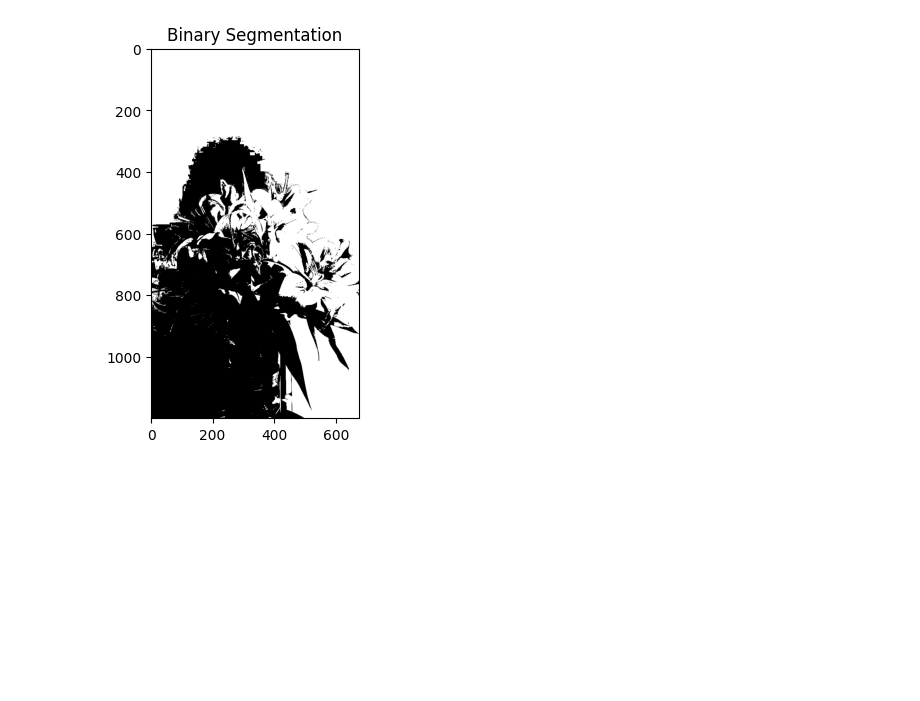
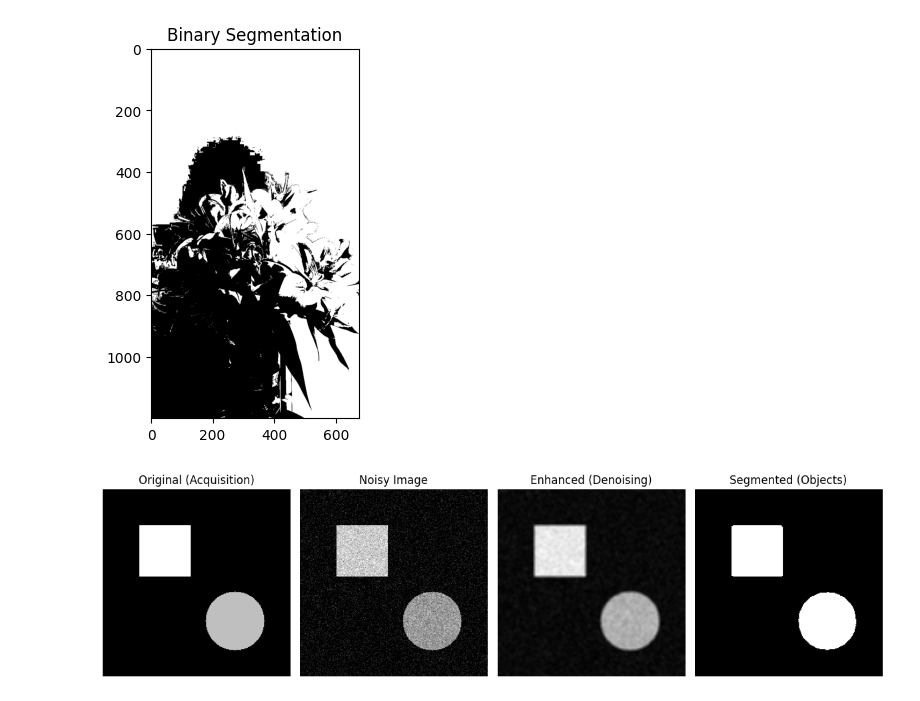
Before and after one commit to Suad-kt24/Softwarelap, a Jupyter notebook: IPLAP1.ipynb, the cells around one changed output. Saved outputs shown, nothing was run; the diff lists cells and outputs as text; code cells hidden in the pictures; blank space fills up the shorter version.

```diff
--- a/IPLAP1.ipynb
+++ b/IPLAP1.ipynb
@@ -125,3 +140,40 @@ plt.title("Binary Segmentation")
 plt.show()
 # %% [output]
 [figure]
+# %%
+image = np.zeros((256, 256))
+# Add two synthetic objects: a square and a circle
+image[50:120, 50:120] = 0.8  # Square
+y, x = np.ogrid[:256, :256]
+center_y, center_x = 180, 180
+mask = (x - center_x)**2 + (y - center_y)**2 <= 40**2
+image[mask] = 0.6  # Circle
+#Adding Noise
+noise = np.random.normal(0, 0.1, image.shape)
+noisy_image = np.clip(image + noise, 0, 1)
+#Image Enhancement & Denoising (Simple Box Filter)
+def box_filter(img, size=3):
+    pad = size // 2
+    padded_img = np.pad(img, pad, mode='edge')
+    denoised = np.zeros_like(img)
+    for i in range(img.shape[0]):
+        for j in range(img.shape[1]):
+            denoised[i, j] = np.mean(padded_img[i:i+size, j:j+size])
+    return denoised
+enhanced_image = box_filter(noisy_image, size=5)
+#Segmentation (Thresholding)
+threshold = 0.4
+segmented_image = (enhanced_image > threshold).astype(float)
+#Output images
+titles = ['Original (Acquisition)', 'Noisy Image', 'Enhanced (Denoising)', 'Segmented (Objects)']
+images = [image, noisy_image, enhanced_image, segmented_image]
+plt.figure(figsize=(12, 8))
+for i in range(4):
+    plt.subplot(1, 4, i+1)
+    plt.imshow(images[i], cmap='gray')
+    plt.title(titles[i])
+    plt.axis('off')
+plt.tight_layout()
+plt.show()
+# %% [output]
+[figure, added]
```
Also changed, not shown: parts of 7 cells of this notebook.
